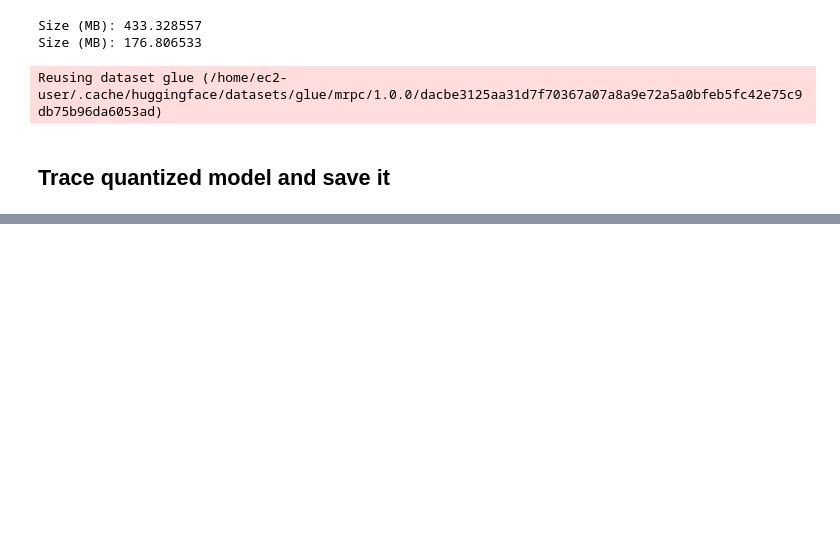
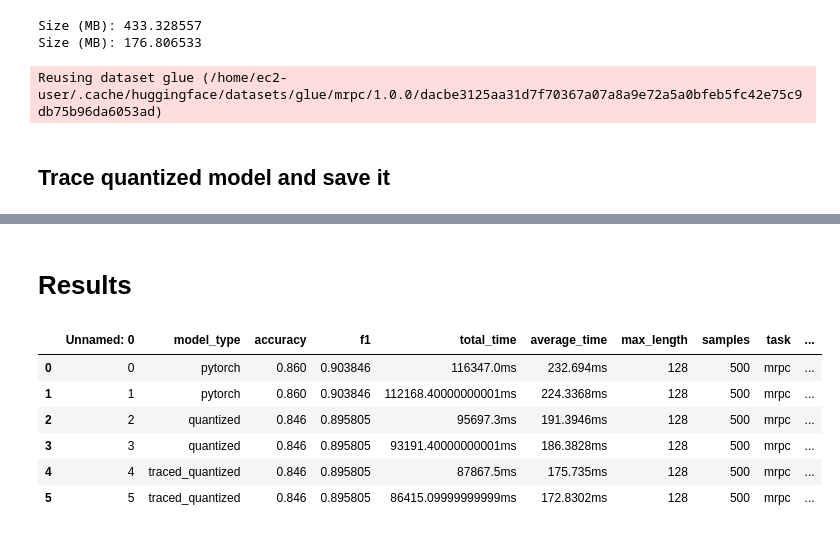
Before and after one commit to philschmid/transformers-inference-experiments, a Jupyter notebook: torchscript/pt-1-9-0 Inference Mode.ipynb, the cells around one changed output, grey strips where cells are left out. Cells and saved outputs as stored; diff of their text form; code cells hidden in the pictures; blank space fills up the shorter version.

```diff
--- a/torchscript/pt-1-9-0 Inference Mode.ipynb
+++ b/torchscript/pt-1-9-0 Inference Mode.ipynb
@@ -191,0 +209,13 @@ df.to_csv('pytorch_1_9_0_inference_mode_vs_no_grad.csv')
+# %% [markdown]
+# Results
+# %%
+df = pd.read_csv("pytorch_1_9_0_inference_mode_vs_no_grad_128_seq.csv")
+df.head(10)
+# %% [output]
+|  | Unnamed: 0 | model_type | accuracy | f1 | total_time | average_time | max_length | samples | task | ... |
+| 0 | 0 | pytorch | 0.860 | 0.903846 | 116347.0ms | 232.694ms | 128 | 500 | mrpc | ... |
+| 1 | 1 | pytorch | 0.860 | 0.903846 | 112168.40000000001ms | 224.3368ms | 128 | 500 | mrpc | ... |
+| 2 | 2 | quantized | 0.846 | 0.895805 | 95697.3ms | 191.3946ms | 128 | 500 | mrpc | ... |
+| 3 | 3 | quantized | 0.846 | 0.895805 | 93191.40000000001ms | 186.3828ms | 128 | 500 | mrpc | ... |
+| 4 | 4 | traced_quantized | 0.846 | 0.895805 | 87867.5ms | 175.735ms | 128 | 500 | mrpc | ... |
+| 5 | 5 | traced_quantized | 0.846 | 0.895805 | 86415.09999999999ms | 172.8302ms | 128 | 500 | mrpc | ... |
```
Also changed, not shown: parts of 6 cells of this notebook, 2 other files.
